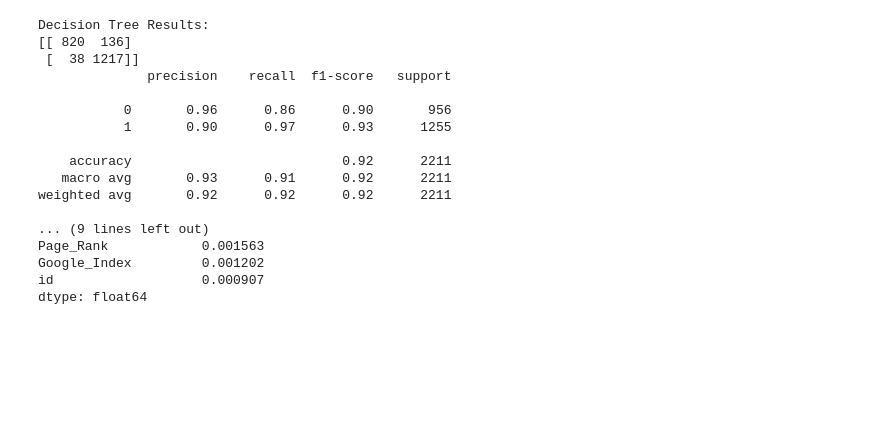
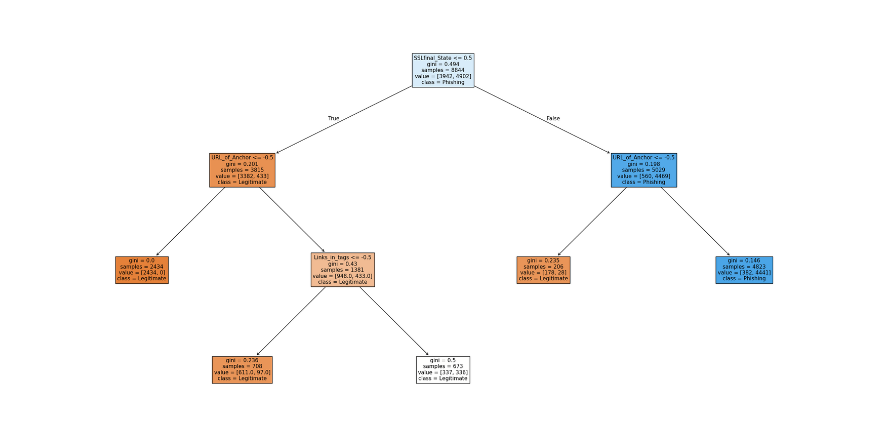
Before and after one commit to kassu11/machine-learning-AMK, a Jupyter notebook: Decision_trees_and_random_forests/Decision_tree.ipynb, the cells around one changed output. Saved outputs shown, nothing was run; the diff lists cells and outputs as text; code cells hidden in the pictures; blank space fills up the shorter version.

```diff
--- a/Decision_trees_and_random_forests/Decision_tree.ipynb
+++ b/Decision_trees_and_random_forests/Decision_tree.ipynb
@@ -18,33 +55,10 @@ X_train, X_test, y_train, y_test = train_test_split(X, y, test_size=0.2, random_
 # %%
 # Part 1: Decision Tree
-dt = DecisionTreeClassifier(max_depth=5, min_samples_leaf=50, random_state=42)
-dt.fit(X_train, y_train)
+dt_model = DecisionTreeClassifier(random_state=42, ccp_alpha=0.01)
+dt_model.fit(X_train, y_train)
 
-y_pred_dt = dt.predict(X_test)
-
-print("Decision Tree Results:")
-print(confusion_matrix(y_test, y_pred_dt))
-print(classification_report(y_test, y_pred_dt))
-
-importances_dt = dt.feature_importances_
-feature_importances_dt = pd.Series(importances_dt, index=X.columns).sort_values(ascending=False)
-print("\nTop 10 features for Decision Tree:")
-print(feature_importances_dt.head(10))
+fig = plt.figure(figsize=(30,15))
+plot_tree(dt_model, feature_names=X.columns, filled=True, fontsize=11, class_names=['Legitimate', 'Phishing'])
+plt.show()
 # %% [output]
-Decision Tree Results:
-[[ 820  136]
- [  38 1217]]
-              precision    recall  f1-score   support
-
-           0       0.96      0.86      0.90       956
-           1       0.90      0.97      0.93      1255
-
-    accuracy                           0.92      2211
-   macro avg       0.93      0.91      0.92      2211
-weighted avg       0.92      0.92      0.92      2211
-
-... (9 lines left out)
-Page_Rank            0.001563
-Google_Index         0.001202
-id                   0.000907
-dtype: float64
+[figure, added]
```
Also changed, not shown: parts of 15 cells of this notebook.
